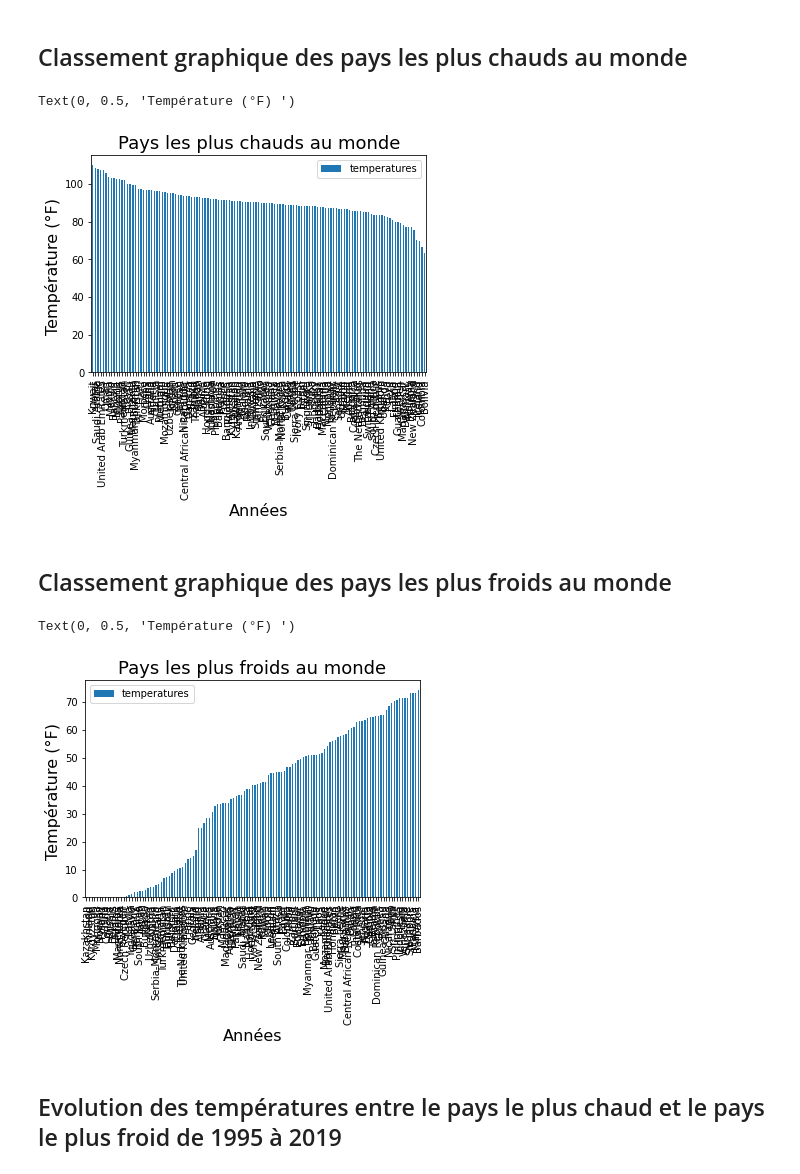
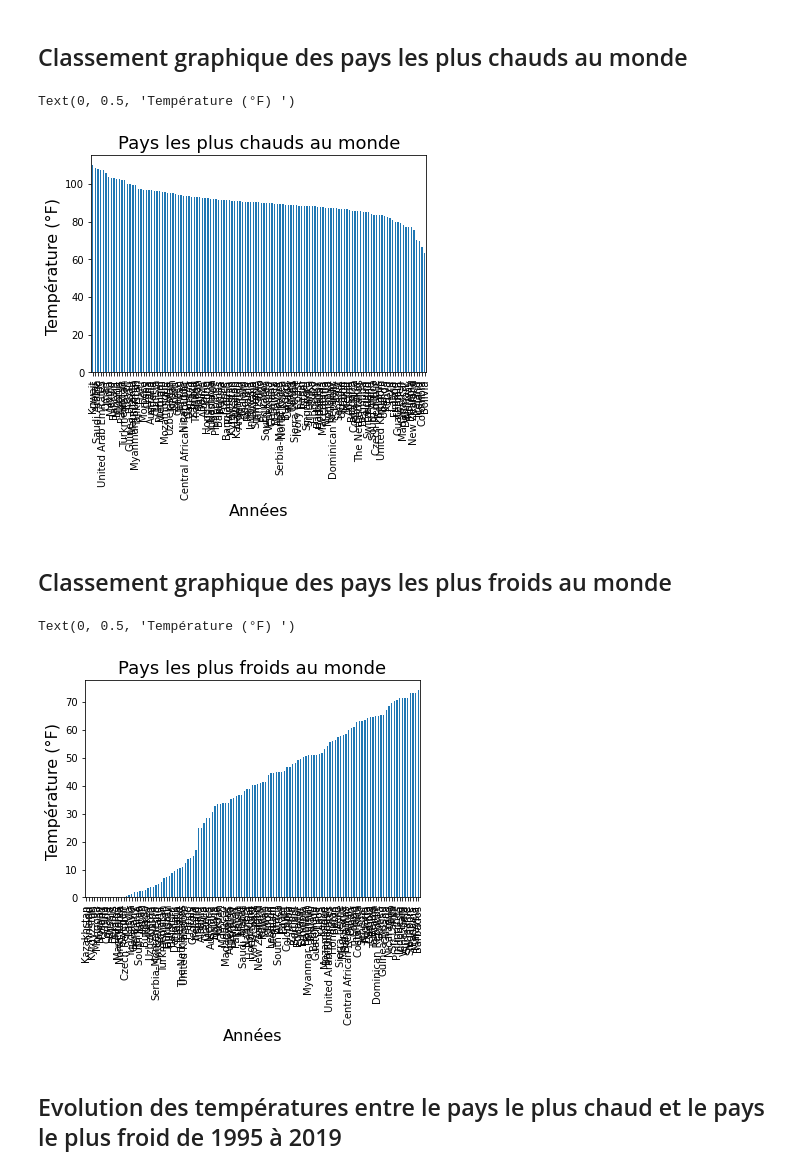
Before and after one commit to NicamShilova/Climatologie, a Jupyter notebook: climatologie.ipynb, the cells around one changed output. Saved outputs shown, nothing was run; the diff lists cells and outputs as text; code cells hidden in the pictures.

```diff
--- a/climatologie.ipynb
+++ b/climatologie.ipynb
@@ -81,25 +68,25 @@ axes[1,3].set_ylim([0, 150])
 # %%
 #Création d'un dataframe contenant les pays et les températures
 extraction = pd.DataFrame({'pays': csv_file['Country'], 'temperatures': csv_file['AvgTemperature']})
 
 #Filtrage pour récupérer des données depuis une certaine température pour plus de crédibilité
 extraction = extraction[extraction['temperatures'] > 0]
 
 #Regroupement pour créer les moyennes par pays
 resultat = extraction.groupby(['pays'])
 
 maximum = resultat.max()
 maximum = maximum.sort_values(['temperatures'], ascending=[False])
 
 
 #Affichage du résultat
-maximum.plot(kind="bar")
+maximum.plot(kind="bar", legend=False)
 plt.title('Pays les plus chauds au monde', fontsize=18)
 plt.xlabel('Années', fontsize=16)
 plt.ylabel('Température (°F) ', fontsize=16)
 # %% [output]
 Text(0, 0.5, 'Température (°F) ')
-[figure, old version]
+[figure, new version]
 # %% [markdown]
 ## Classement graphique des pays les plus froids au monde
 # %%
@@ -117,13 +104,13 @@ minimum = minimum.sort_values(['temperatures'], ascending=[True])
 
 
 #Affichage du résultat
-minimum.plot(kind="bar")
+minimum.plot(kind="bar", legend=False)
 plt.title('Pays les plus froids au monde', fontsize=18)
 plt.xlabel('Années', fontsize=16)
 plt.ylabel('Température (°F) ', fontsize=16)
 # %% [output]
 Text(0, 0.5, 'Température (°F) ')
-[figure, old version]
+[figure, new version]
 # %% [markdown]
 ## Evolution des températures entre le pays le plus chaud et le pays le plus froid de 1995 à 2019
 # %%
```
Also changed, not shown: parts of 3 cells of this notebook.
